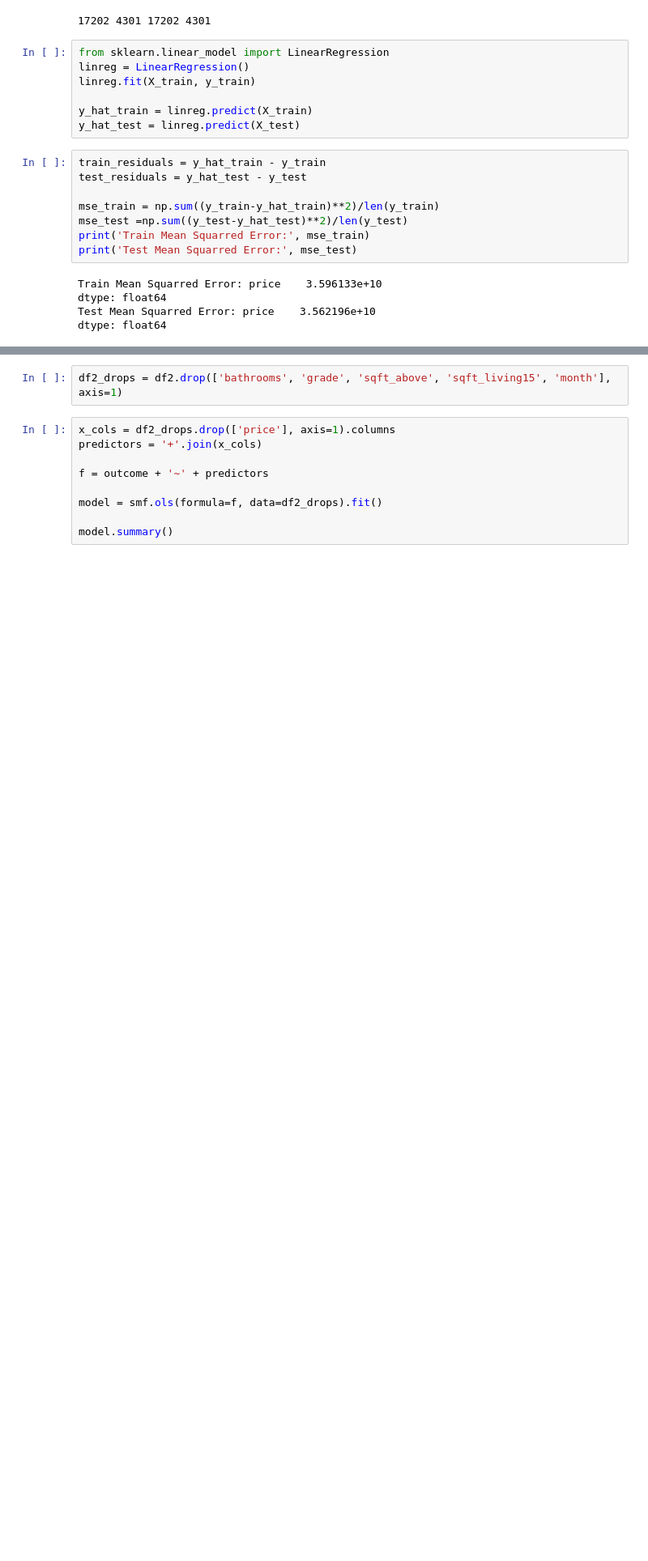
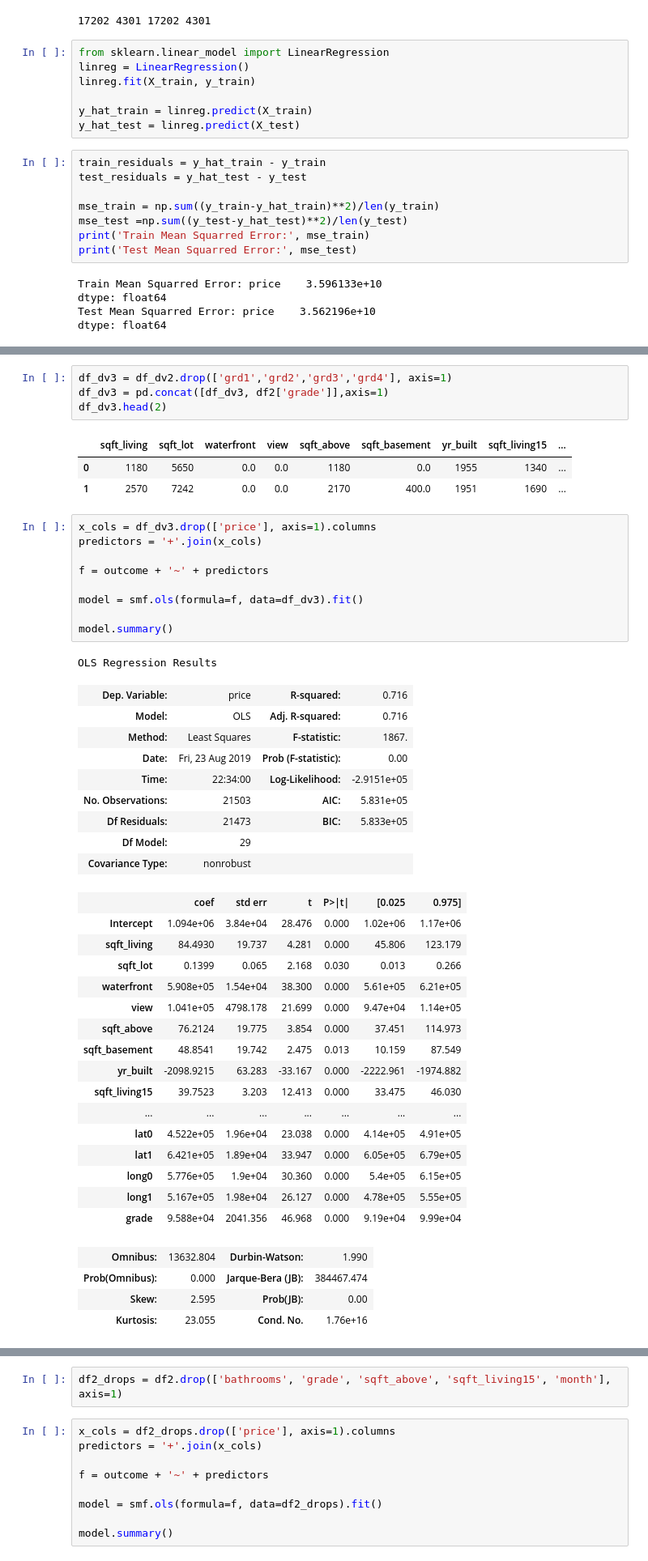
Before and after one commit to rab175/dsc-v2-mod1-final-project-online-ds-pt-071519, a Jupyter notebook: student.ipynb, the cells around one changed output, grey strips where cells are left out. Shown at 81% size. Saved outputs shown, nothing was run; the diff lists cells and outputs as text; blank space fills up the shorter version.

```diff
--- a/student.ipynb
+++ b/student.ipynb
@@ -1506,0 +1590,48 @@ model.summary()
+# %%
+df_dv3 = df_dv2.drop(['grd1','grd2','grd3','grd4'], axis=1)
+df_dv3 = pd.concat([df_dv3, df2['grade']],axis=1)
+df_dv3.head(2)
+# %% [output]
+|  | sqft_living | sqft_lot | waterfront | view | sqft_above | sqft_basement | yr_built | sqft_living15 | ... |
+| 0 | 1180 | 5650 | 0.0 | 0.0 | 1180 | 0.0 | 1955 | 1340 | ... |
+| 1 | 2570 | 7242 | 0.0 | 0.0 | 2170 | 400.0 | 1951 | 1690 | ... |
+# %%
+x_cols = df_dv3.drop(['price'], axis=1).columns
+predictors = '+'.join(x_cols)
+
+f = outcome + '~' + predictors
+
+model = smf.ols(formula=f, data=df_dv3).fit()
+
+model.summary()
+# %% [output]
+OLS Regression Results
+| Dep. Variable: | price | R-squared: | 0.716 |
+| Model: | OLS | Adj. R-squared: | 0.716 |
+| Method: | Least Squares | F-statistic: | 1867. |
+| Date: | Fri, 23 Aug 2019 | Prob (F-statistic): | 0.00 |
+| Time: | 22:34:00 | Log-Likelihood: | -2.9151e+05 |
+| No. Observations: | 21503 | AIC: | 5.831e+05 |
+| Df Residuals: | 21473 | BIC: | 5.833e+05 |
+| Df Model: | 29 |  |  |
+| Covariance Type: | nonrobust |  |  |
+|  | coef | std err | t | P>|t| | [0.025 | 0.975] |
+| Intercept | 1.094e+06 | 3.84e+04 | 28.476 | 0.000 | 1.02e+06 | 1.17e+06 |
+| sqft_living | 84.4930 | 19.737 | 4.281 | 0.000 | 45.806 | 123.179 |
+| sqft_lot | 0.1399 | 0.065 | 2.168 | 0.030 | 0.013 | 0.266 |
+| waterfront | 5.908e+05 | 1.54e+04 | 38.300 | 0.000 | 5.61e+05 | 6.21e+05 |
+| view | 1.041e+05 | 4798.178 | 21.699 | 0.000 | 9.47e+04 | 1.14e+05 |
+| sqft_above | 76.2124 | 19.775 | 3.854 | 0.000 | 37.451 | 114.973 |
+| sqft_basement | 48.8541 | 19.742 | 2.475 | 0.013 | 10.159 | 87.549 |
+| yr_built | -2098.9215 | 63.283 | -33.167 | 0.000 | -2222.961 | -1974.882 |
+| sqft_living15 | 39.7523 | 3.203 | 12.413 | 0.000 | 33.475 | 46.030 |
+| ... | ... | ... | ... | ... | ... | ... |
+| lat0 | 4.522e+05 | 1.96e+04 | 23.038 | 0.000 | 4.14e+05 | 4.91e+05 |
+| lat1 | 6.421e+05 | 1.89e+04 | 33.947 | 0.000 | 6.05e+05 | 6.79e+05 |
+| long0 | 5.776e+05 | 1.9e+04 | 30.360 | 0.000 | 5.4e+05 | 6.15e+05 |
+| long1 | 5.167e+05 | 1.98e+04 | 26.127 | 0.000 | 4.78e+05 | 5.55e+05 |
+| grade | 9.588e+04 | 2041.356 | 46.968 | 0.000 | 9.19e+04 | 9.99e+04 |
+| Omnibus: | 13632.804 | Durbin-Watson: | 1.990 |
+| Prob(Omnibus): | 0.000 | Jarque-Bera (JB): | 384467.474 |
+| Skew: | 2.595 | Prob(JB): | 0.00 |
+| Kurtosis: | 23.055 | Cond. No. | 1.76e+16 |
```
Also changed, not shown: parts of 12 cells of this notebook.
